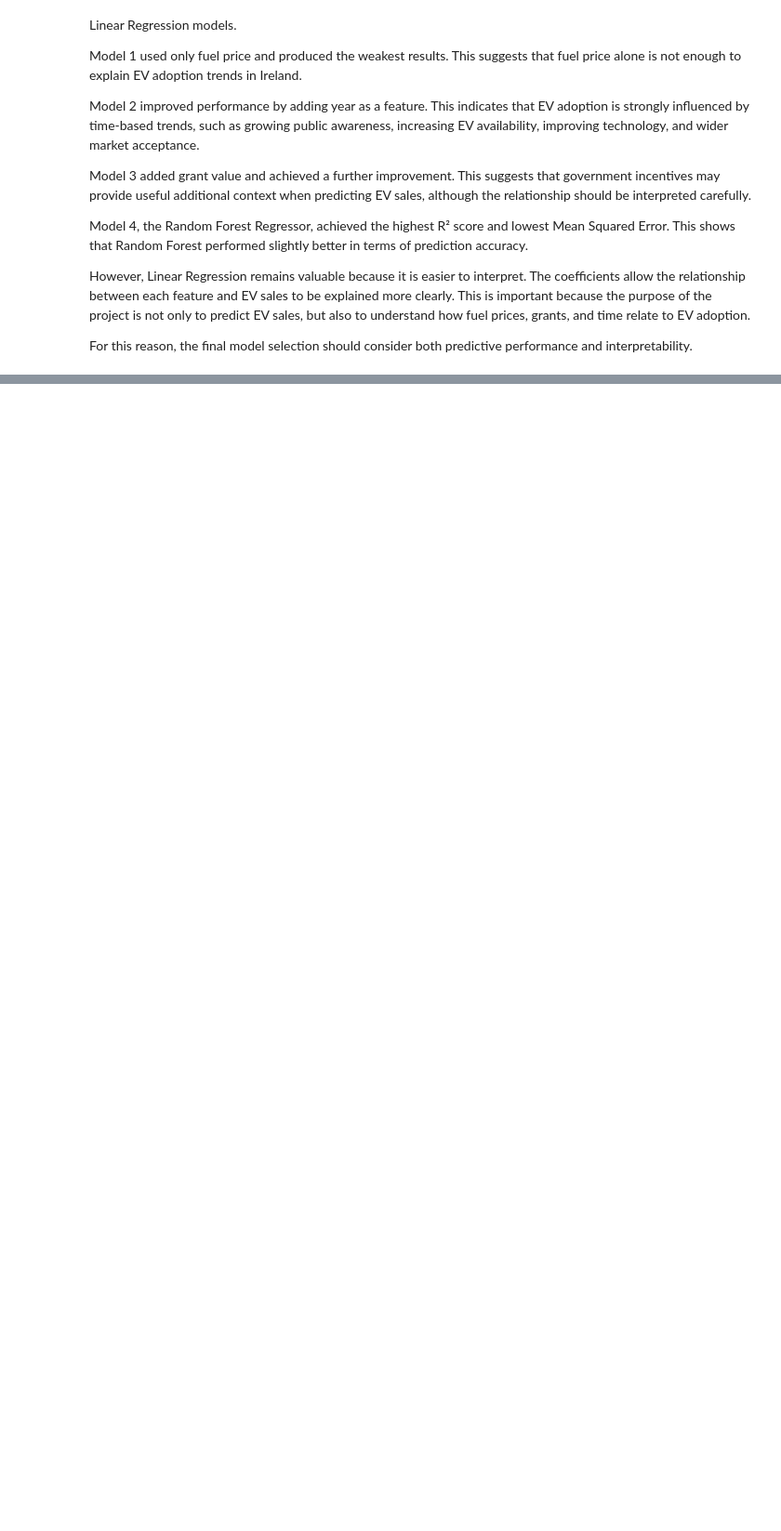
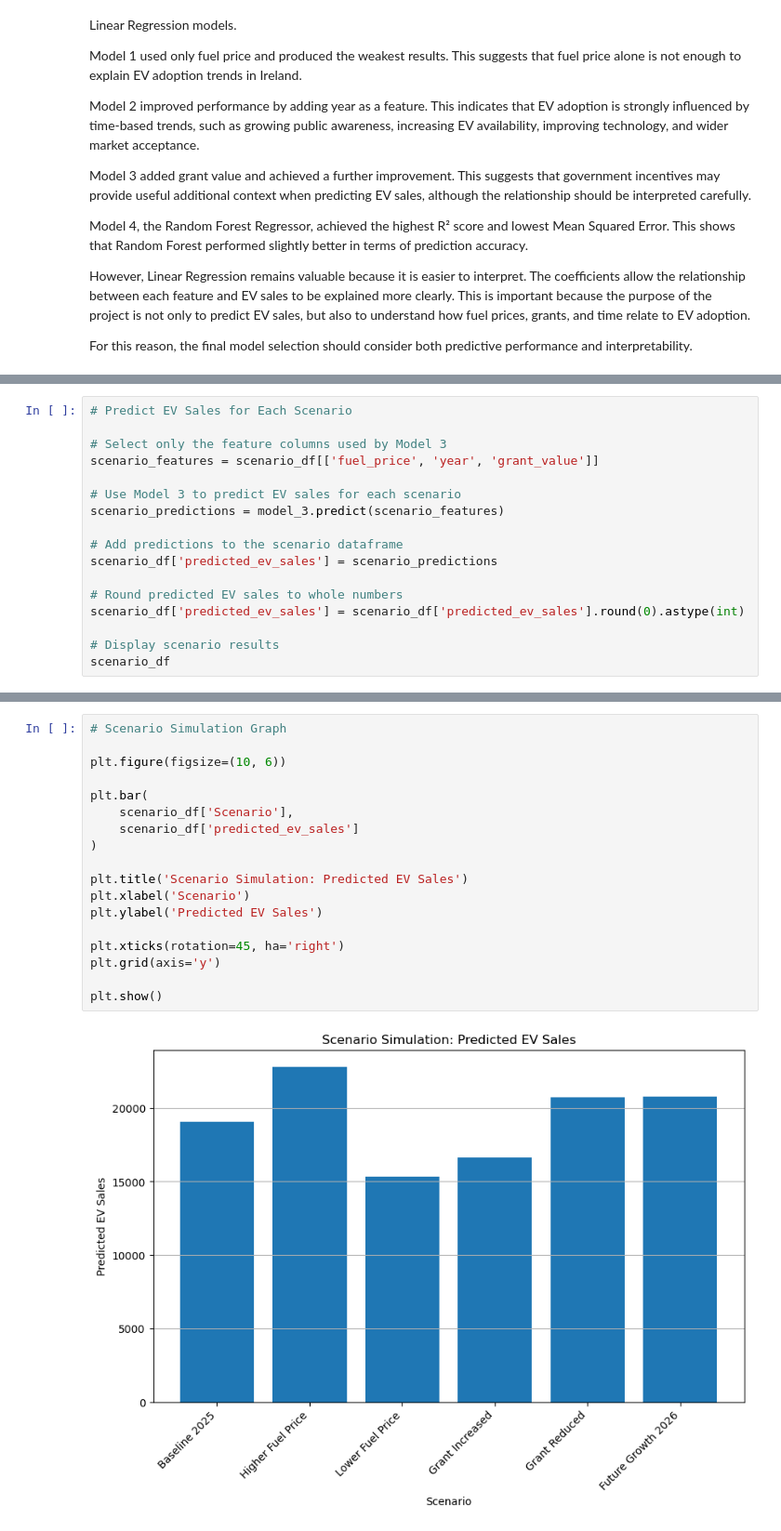
Before and after one commit to Guilherme2022448/Final-Project, a Jupyter notebook: ev_adoption_analysis.ipynb, the cells around one changed output, grey strips where cells are left out. Shown at 93% size. Cells and saved outputs as stored; diff of their text form; blank space fills up the shorter version.

```diff
--- a/ev_adoption_analysis.ipynb
+++ b/ev_adoption_analysis.ipynb
@@ -1306,0 +1375,17 @@ For this reason, the final model selection should consider both predictive perfo
+# %%
+# Predict EV Sales for Each Scenario
+
+# Select only the feature columns used by Model 3
+scenario_features = scenario_df[['fuel_price', 'year', 'grant_value']]
+
+# Use Model 3 to predict EV sales for each scenario
+scenario_predictions = model_3.predict(scenario_features)
+
+# Add predictions to the scenario dataframe
+scenario_df['predicted_ev_sales'] = scenario_predictions
+
+# Round predicted EV sales to whole numbers
+scenario_df['predicted_ev_sales'] = scenario_df['predicted_ev_sales'].round(0).astype(int)
+
+# Display scenario results
+scenario_df
@@ -1306,0 +1400,20 @@ For this reason, the final model selection should consider both predictive perfo
+# %%
+# Scenario Simulation Graph
+
+plt.figure(figsize=(10, 6))
+
+plt.bar(
+    scenario_df['Scenario'],
+    scenario_df['predicted_ev_sales']
+)
+
+plt.title('Scenario Simulation: Predicted EV Sales')
+plt.xlabel('Scenario')
+plt.ylabel('Predicted EV Sales')
+
+plt.xticks(rotation=45, ha='right')
+plt.grid(axis='y')
+
+plt.show()
+# %% [output]
+[figure, added]
```
Also changed, not shown: parts of 4 cells of this notebook.
